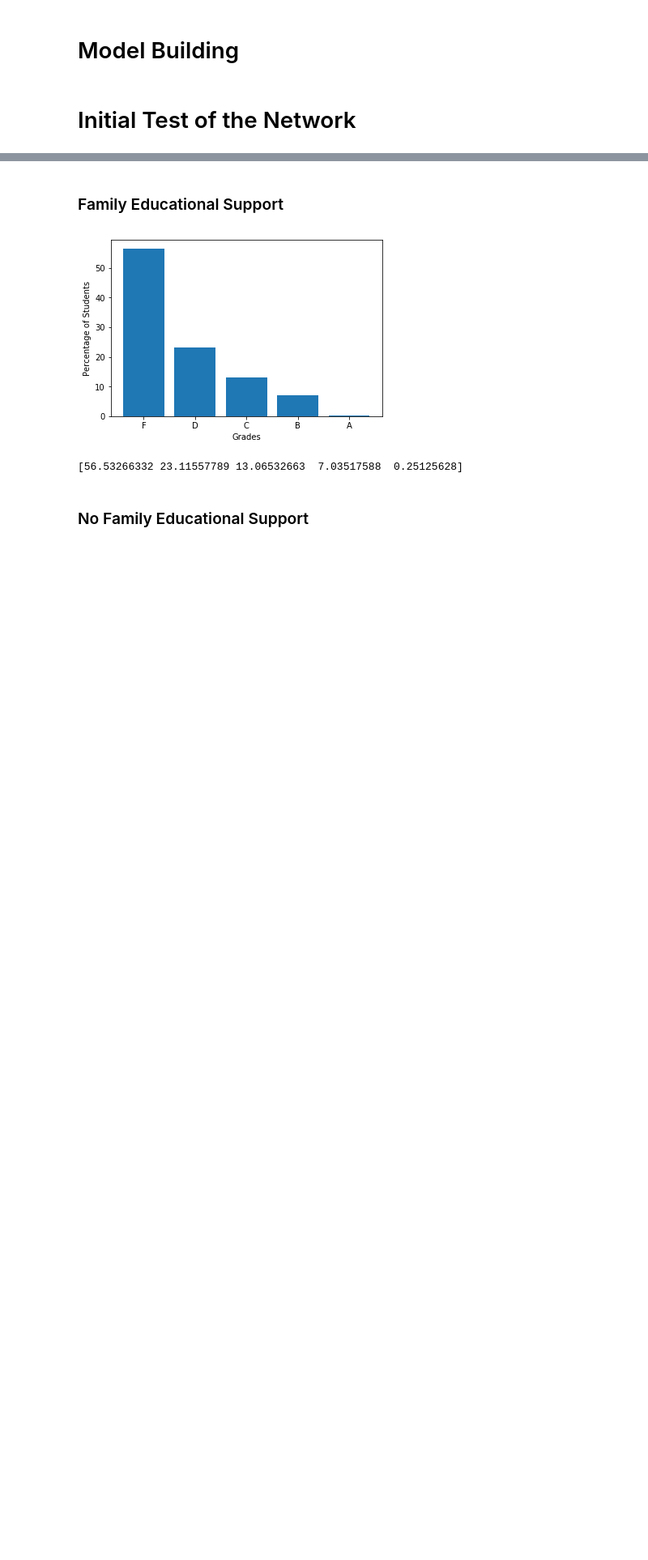
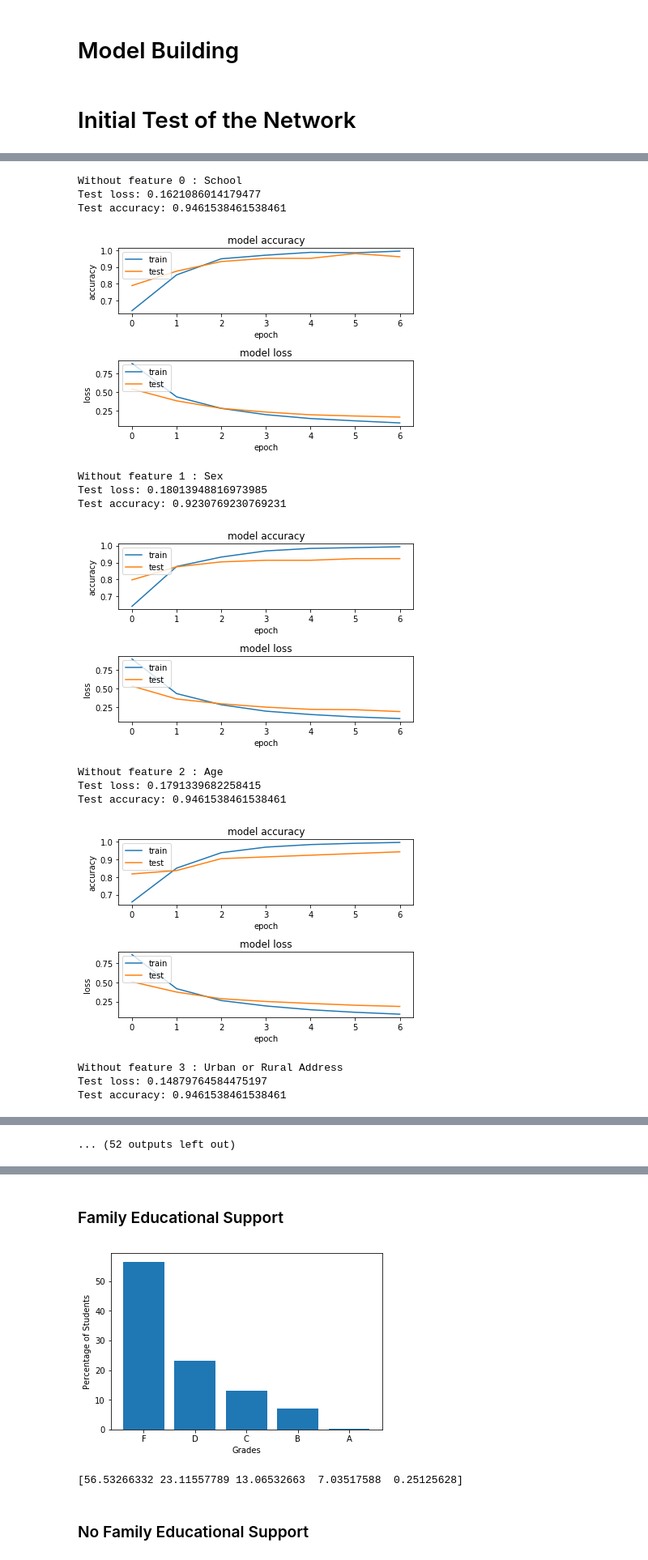
Before and after one commit to CSCI4850/S19-team3-project, a Jupyter notebook: LSTM1.ipynb, the cells around one changed output, grey strips where cells are left out. Shown at 81% size. Saved outputs shown, nothing was run; the diff lists cells and outputs as text; code cells hidden in the pictures; blank space fills up the shorter version.

```diff
--- a/LSTM1.ipynb
+++ b/LSTM1.ipynb
@@ -2252,0 +309,55 @@ for i in range(student_data.shape[0]):
+# %%
+# Analyze the effects of removing one feature on training
+def remove_and_analyze(feature):
+    # Told you those feature descriptions would be useful
+    print("Without feature", feature, ":", feature_descrips[feature])
+
+    # Create feed-forward network
+    model = keras.Sequential()
+    create_network(model)
+
+    # Remove feature from columns (axis 1)
+    x = np.delete(student_data, feature, axis = 1)
+
+    # Split data into training and testing data
+    x_train = x[0:518,:]
+    x_test = x[519:649,:]
+
+    # Train on training data!
+    history = model.fit(x_train, y_train,
+                        batch_size = 32,
+                        epochs = 7,
+                        verbose = 0,
+                        validation_split = 0.2)
+
+    # Validate using data the network hasn't seen before (testing data)
+    score = model.evaluate(x_test,y_test, verbose=0)
+
+    # Check it's effectiveness
+    print('Test loss:', score[0])
+    print('Test accuracy:', score[1])
+
+    # Plot the data
+    plot(history)
+# %%
+# Analyze the effects of removing one feature on training
+# Do this for all input features
+for i in range(student_data.shape[1]-1):
+    remove_and_analyze(i)
+    print("\n \n \n")
+# %% [output]
+Without feature 0 : School
+Test loss: 0.1621086014179477
+Test accuracy: 0.9461538461538461
+[figure, added]
+Without feature 1 : Sex
+Test loss: 0.18013948816973985
+Test accuracy: 0.9230769230769231
+[figure, added]
+Without feature 2 : Age
+Test loss: 0.1791339682258415
+Test accuracy: 0.9461538461538461
+[figure, added]
+Without feature 3 : Urban or Rural Address
+Test loss: 0.14879764584475197
+Test accuracy: 0.9461538461538461
@@ -2252,0 +373 @@ for i in range(student_data.shape[0]):
+... (52 outputs left out)
```
Also changed, not shown: parts of 288 cells of this notebook.
